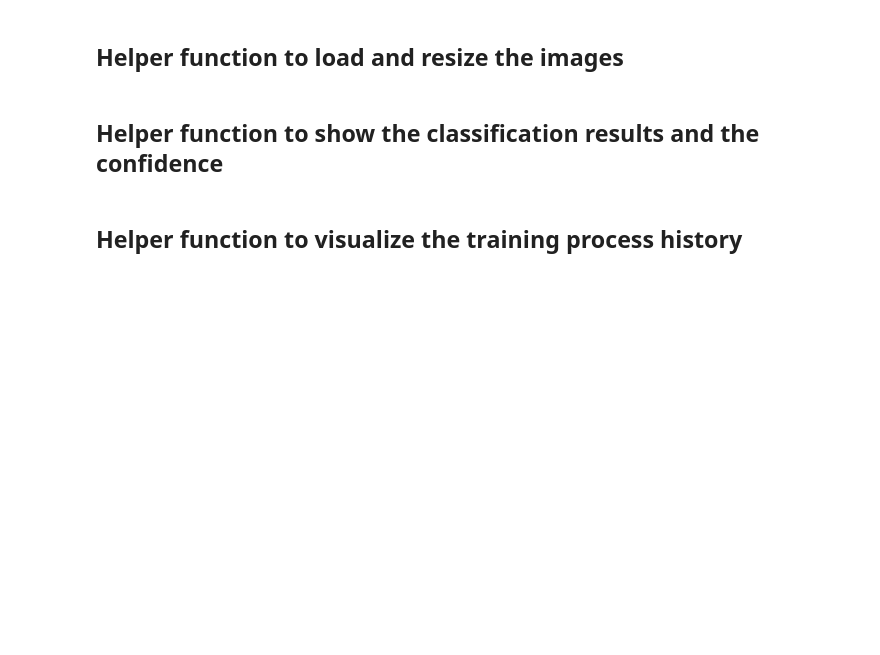
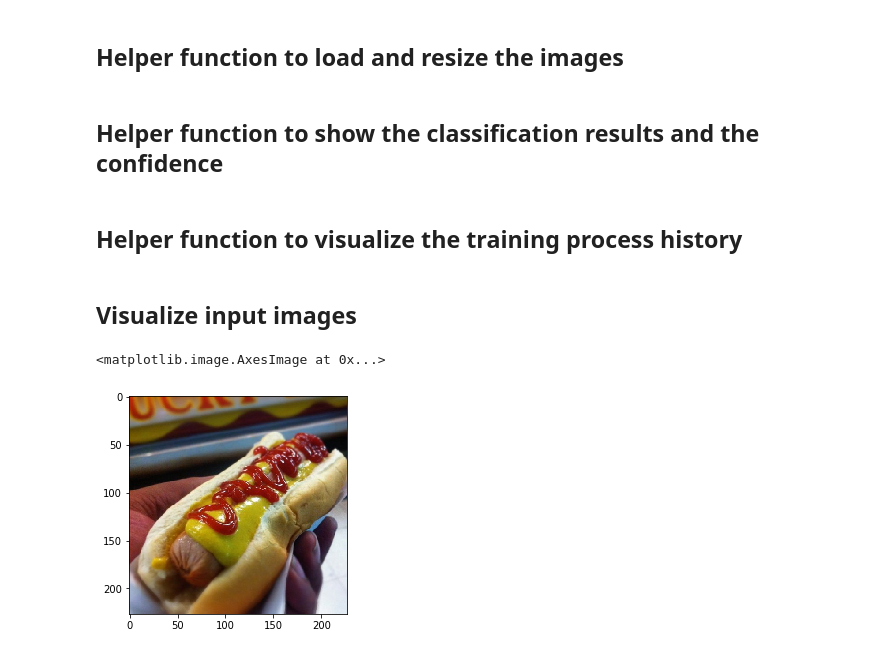
Before and after one commit to CzakoZoltan08/EDD2019_Hands_On_Neural_Networks, a Jupyter notebook: AlexNet_FoodClassification.ipynb, the cells around one changed output. Drawn from its saved outputs; the diff is of its cells as text; code cells hidden in the pictures; blank space fills up the shorter version.

```diff
--- a/AlexNet_FoodClassification.ipynb
+++ b/AlexNet_FoodClassification.ipynb
@@ -212,3 +215,16 @@ def plot_training_history(fit_history):
     plt.xlabel(diagrams_x_label)
     plt.legend(legend_labels, loc=legend_position)
     plt.show()
+# %% [markdown]
+## Visualize input images
+# %%
+hot_dog_class_path = os.path.join(TRAIN_FOLDER_PATH, HOT_DOG_CLASS_NAME)
+pizza_class_path = os.path.join(TRAIN_FOLDER_PATH, PIZZA_CLASS_NAME)
+# %%
+pizza_images = read_images(pizza_class_path)
+hot_dog_images = read_images(hot_dog_class_path)
+# %%
+plt.imshow(hot_dog_images[10])
+# %% [output]
+<matplotlib.image.AxesImage at 0x...>
+[figure, added]
```
Also changed, not shown: parts of 3 cells of this notebook.
